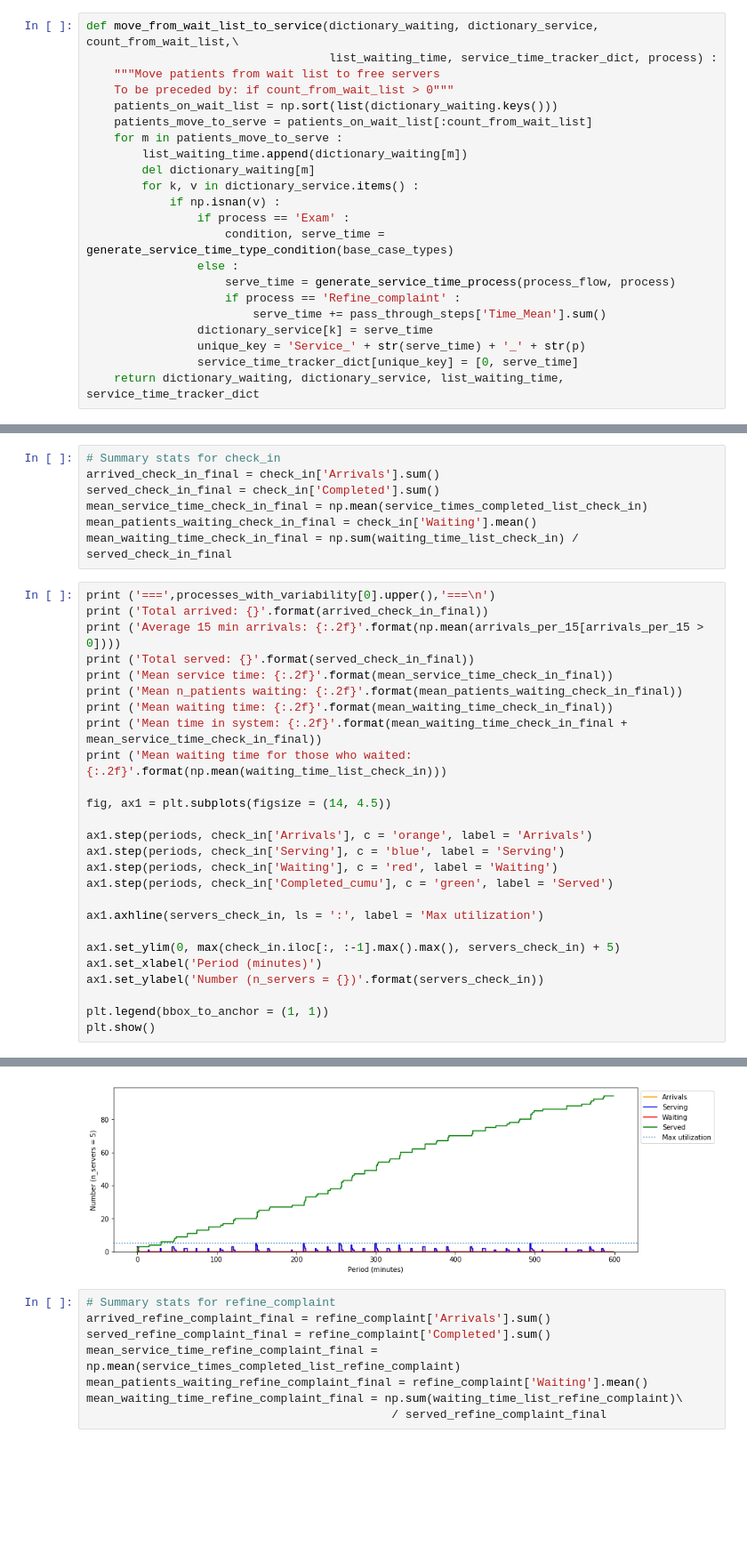
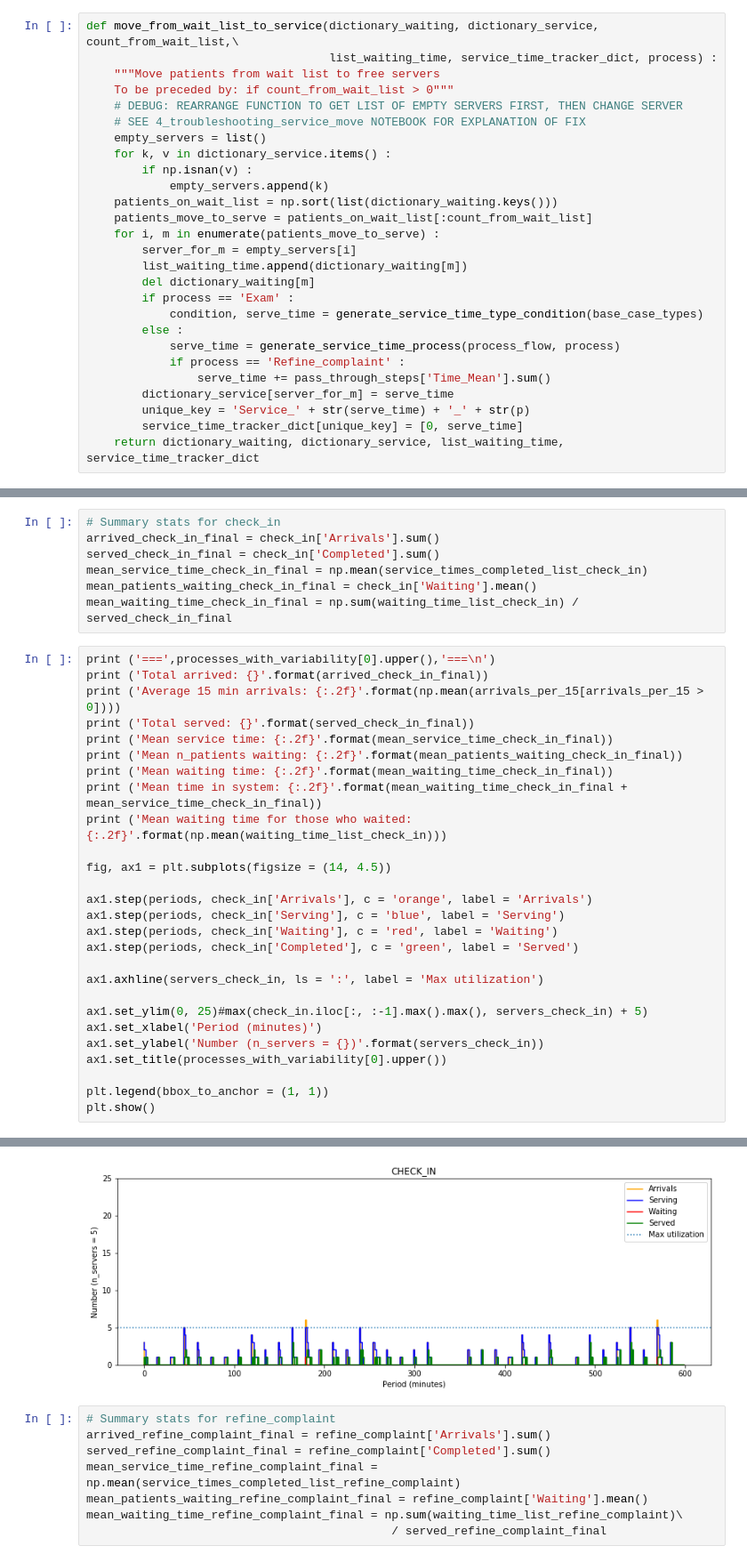
Before and after one commit to jbachlombardo/med-center-simulations, a Jupyter notebook: 4_base_case_queueing_timemodel_looped_multistep_bunchedarrivals.ipynb, the cells around one changed output, grey strips where cells are left out. Shown at 89% size. Drawn from its saved outputs; the diff is of its cells as text; blank space fills up the shorter version.

Commit message:
debug wait to serve loops

```diff
--- a/4_base_case_queueing_timemodel_looped_multistep_bunchedarrivals.ipynb
+++ b/4_base_case_queueing_timemodel_looped_multistep_bunchedarrivals.ipynb
@@ -134,22 +136,27 @@ def move_from_wait_list_to_service(dictionary_waiting, dictionary_service, count
                                    list_waiting_time, service_time_tracker_dict, process) :
     """Move patients from wait list to free servers
     To be preceded by: if count_from_wait_list > 0"""
+    # DEBUG: REARRANGE FUNCTION TO GET LIST OF EMPTY SERVERS FIRST, THEN CHANGE SERVER
+    # SEE 4_troubleshooting_service_move NOTEBOOK FOR EXPLANATION OF FIX
+    empty_servers = list()
+    for k, v in dictionary_service.items() :
+        if np.isnan(v) :
+            empty_servers.append(k)
     patients_on_wait_list = np.sort(list(dictionary_waiting.keys()))
     patients_move_to_serve = patients_on_wait_list[:count_from_wait_list]
-    for m in patients_move_to_serve :
+    for i, m in enumerate(patients_move_to_serve) :
+        server_for_m = empty_servers[i]
         list_waiting_time.append(dictionary_waiting[m])
         del dictionary_waiting[m]
-        for k, v in dictionary_service.items() :
-            if np.isnan(v) :
-                if process == 'Exam' :
-                    condition, serve_time = generate_service_time_type_condition(base_case_types)
-                else :
-                    serve_time = generate_service_time_process(process_flow, process)
-                    if process == 'Refine_complaint' :
-                        serve_time += pass_through_steps['Time_Mean'].sum()
-                dictionary_service[k] = serve_time
-                unique_key = 'Service_' + str(serve_time) + '_' + str(p)
-                service_time_tracker_dict[unique_key] = [0, serve_time]
+        if process == 'Exam' :
+            condition, serve_time = generate_service_time_type_condition(base_case_types)
+        else :
+            serve_time = generate_service_time_process(process_flow, process)
+            if process == 'Refine_complaint' :
+                serve_time += pass_through_steps['Time_Mean'].sum()
+        dictionary_service[server_for_m] = serve_time
+        unique_key = 'Service_' + str(serve_time) + '_' + str(p)
+        service_time_tracker_dict[unique_key] = [0, serve_time]
     return dictionary_waiting, dictionary_service, list_waiting_time, service_time_tracker_dict
 # %%
 def move_from_arrival_to_service(dictionary_service, count_n_arrivals, count_from_new_arrivals,\
@@ -557,13 +564,14 @@ fig, ax1 = plt.subplots(figsize = (14, 4.5))
 ax1.step(periods, check_in['Arrivals'], c = 'orange', label = 'Arrivals')
 ax1.step(periods, check_in['Serving'], c = 'blue', label = 'Serving')
 ax1.step(periods, check_in['Waiting'], c = 'red', label = 'Waiting')
-ax1.step(periods, check_in['Completed_cumu'], c = 'green', label = 'Served')
+ax1.step(periods, check_in['Completed'], c = 'green', label = 'Served')
 
 ax1.axhline(servers_check_in, ls = ':', label = 'Max utilization')
 
-ax1.set_ylim(0, max(check_in.iloc[:, :-1].max().max(), servers_check_in) + 5)
+ax1.set_ylim(0, 25)#max(check_in.iloc[:, :-1].max().max(), servers_check_in) + 5)
 ax1.set_xlabel('Period (minutes)')
 ax1.set_ylabel('Number (n_servers = {})'.format(servers_check_in))
+ax1.set_title(processes_with_variability[0].upper())
 
 plt.legend(bbox_to_anchor = (1, 1))
 plt.show()
@@ -581,4 +589,4 @@ Mean waiting time for those who waited: nan
-[figure, old version]
+[figure, new version]
 # %%
 # Summary stats for refine_complaint
 arrived_refine_complaint_final = refine_complaint['Arrivals'].sum()
```
Also changed, not shown: parts of 7 cells of this notebook, 2 other files.
